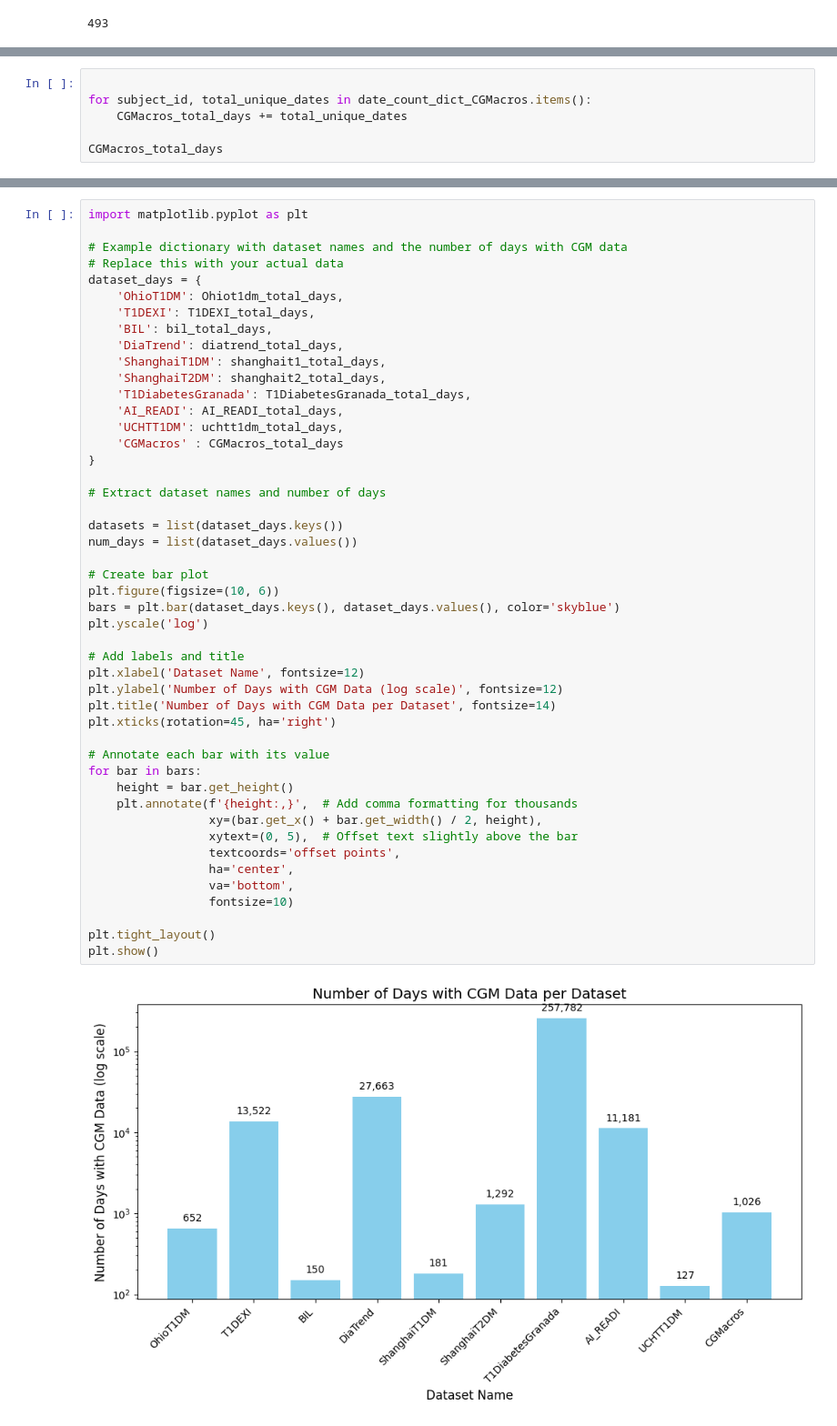
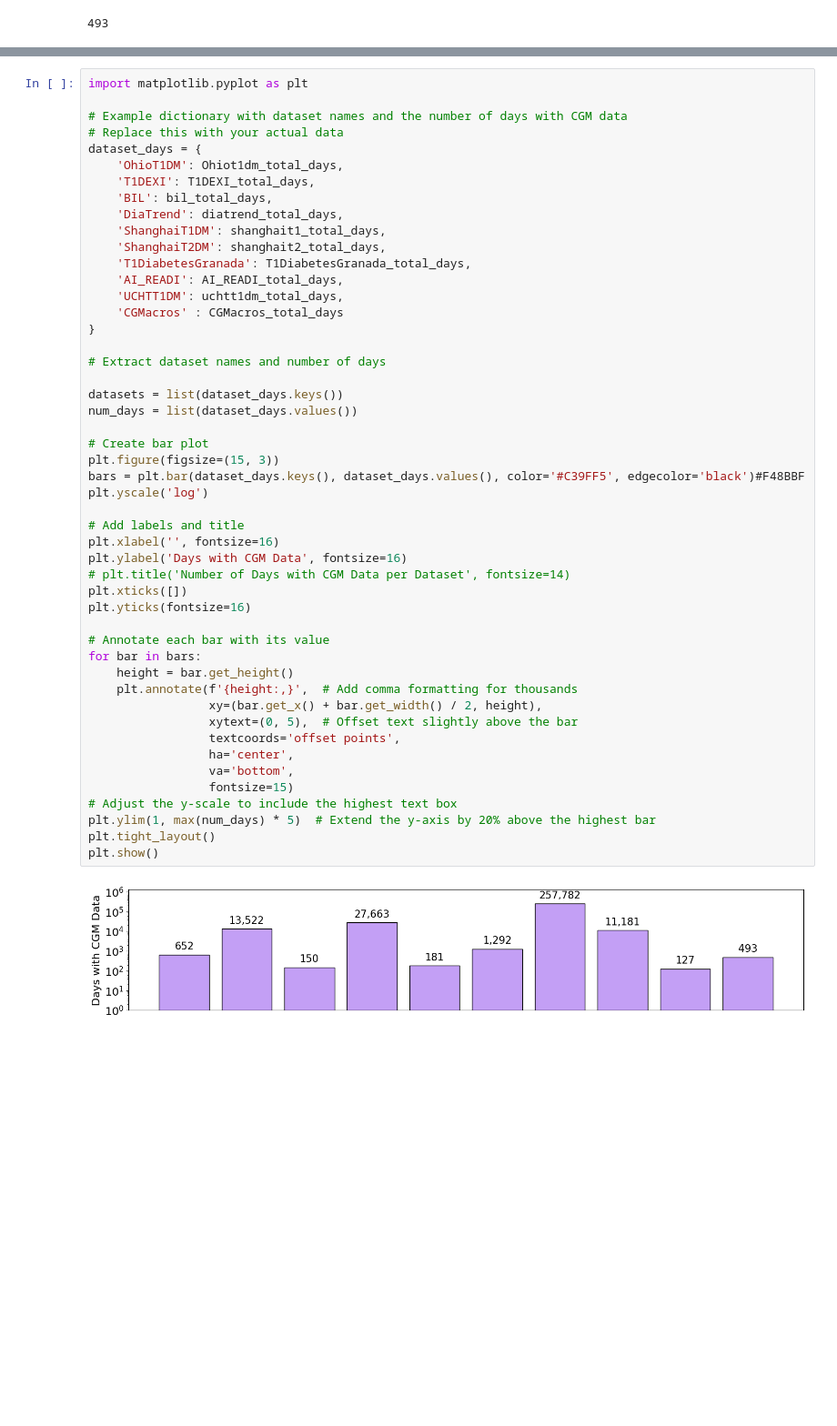
Before and after one commit to Augmented-Health-Lab/Glucose-ML_arxiV2025, a Jupyter notebook: Script_for_Figures/figure1_1_script.ipynb, the cells around one changed output, grey strips where cells are left out. Shown at 91% size. Drawn from its saved outputs; the diff is of its cells as text; blank space fills up the shorter version.

Commit message:
Update the preprocessing function and figures

```diff
--- a/Script_for_Figures/figure1_1_script.ipynb
+++ b/Script_for_Figures/figure1_1_script.ipynb
@@ -514,6 +485,0 @@ for input_file in file_names_CGMacros:
-# %%
-
-for subject_id, total_unique_dates in date_count_dict_CGMacros.items():
-    CGMacros_total_days += total_unique_dates
-
-CGMacros_total_days
@@ -532,39 +496,41 @@ dataset_days = {
     'ShanghaiT1DM': shanghait1_total_days,
     'ShanghaiT2DM': shanghait2_total_days,
     'T1DiabetesGranada': T1DiabetesGranada_total_days,
     'AI_READI': AI_READI_total_days,
     'UCHTT1DM': uchtt1dm_total_days,
     'CGMacros' : CGMacros_total_days
 }
 
 # Extract dataset names and number of days
 
 datasets = list(dataset_days.keys())
 num_days = list(dataset_days.values())
 
 # Create bar plot
-plt.figure(figsize=(10, 6))
-bars = plt.bar(dataset_days.keys(), dataset_days.values(), color='skyblue')
+plt.figure(figsize=(15, 3))
+bars = plt.bar(dataset_days.keys(), dataset_days.values(), color='#C39FF5', edgecolor='black')#F48BBF
 plt.yscale('log')
 
 # Add labels and title
-plt.xlabel('Dataset Name', fontsize=12)
-plt.ylabel('Number of Days with CGM Data (log scale)', fontsize=12)
-plt.title('Number of Days with CGM Data per Dataset', fontsize=14)
-plt.xticks(rotation=45, ha='right')
+plt.xlabel('', fontsize=16)
+plt.ylabel('Days with CGM Data', fontsize=16)
+# plt.title('Number of Days with CGM Data per Dataset', fontsize=14)
+plt.xticks([])
+plt.yticks(fontsize=16)
 
 # Annotate each bar with its value
 for bar in bars:
     height = bar.get_height()
     plt.annotate(f'{height:,}',  # Add comma formatting for thousands
                  xy=(bar.get_x() + bar.get_width() / 2, height),
                  xytext=(0, 5),  # Offset text slightly above the bar
                  textcoords='offset points',
                  ha='center',
                  va='bottom',
-                 fontsize=10)
-
+                 fontsize=15)
+# Adjust the y-scale to include the highest text box
+plt.ylim(1, max(num_days) * 5)  # Extend the y-axis by 20% above the highest bar
 plt.tight_layout()
 plt.show()
 # %% [output]
-[figure, old version]
+[figure, new version]
```
Also changed, not shown: parts of 3 cells of this notebook, 5 other files.
